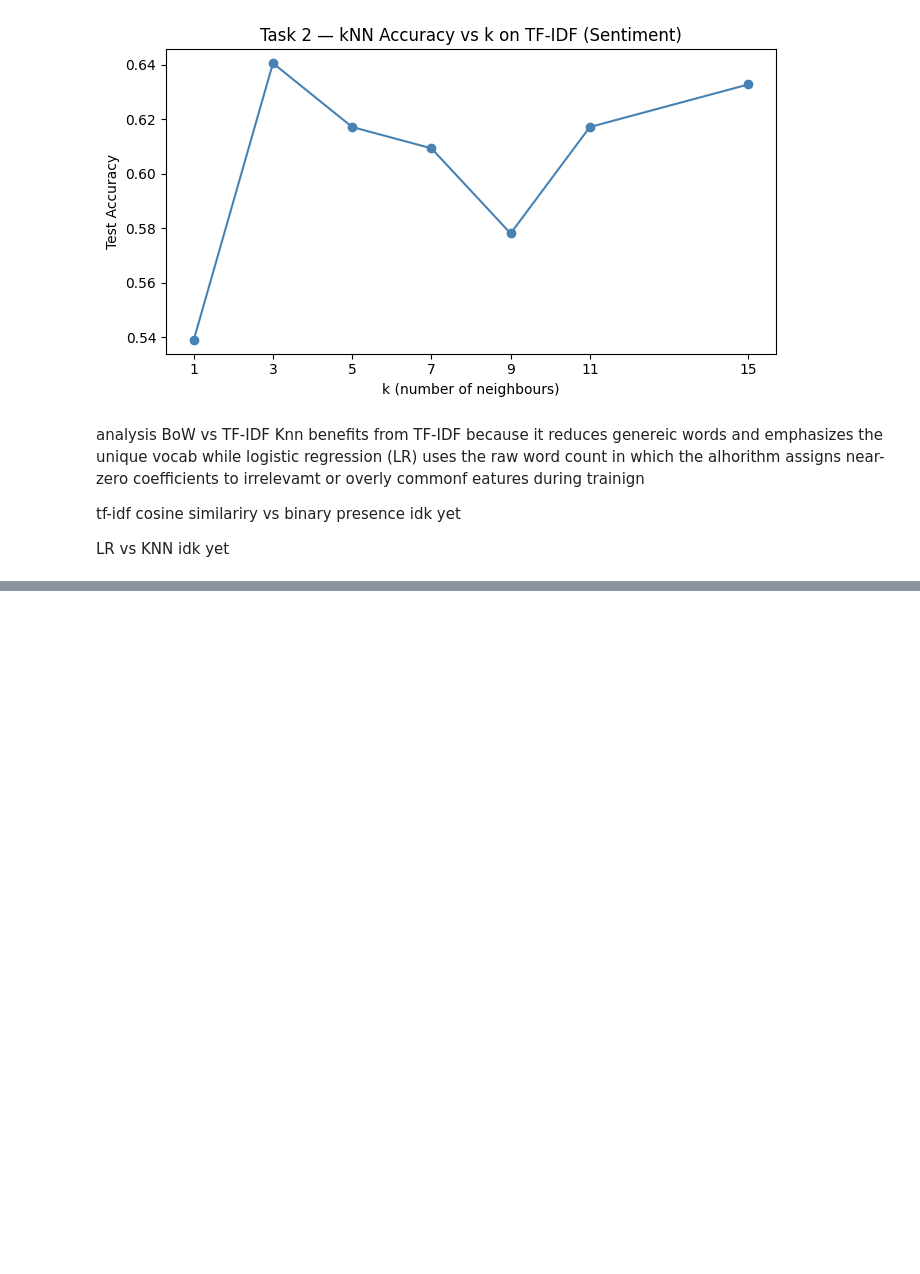
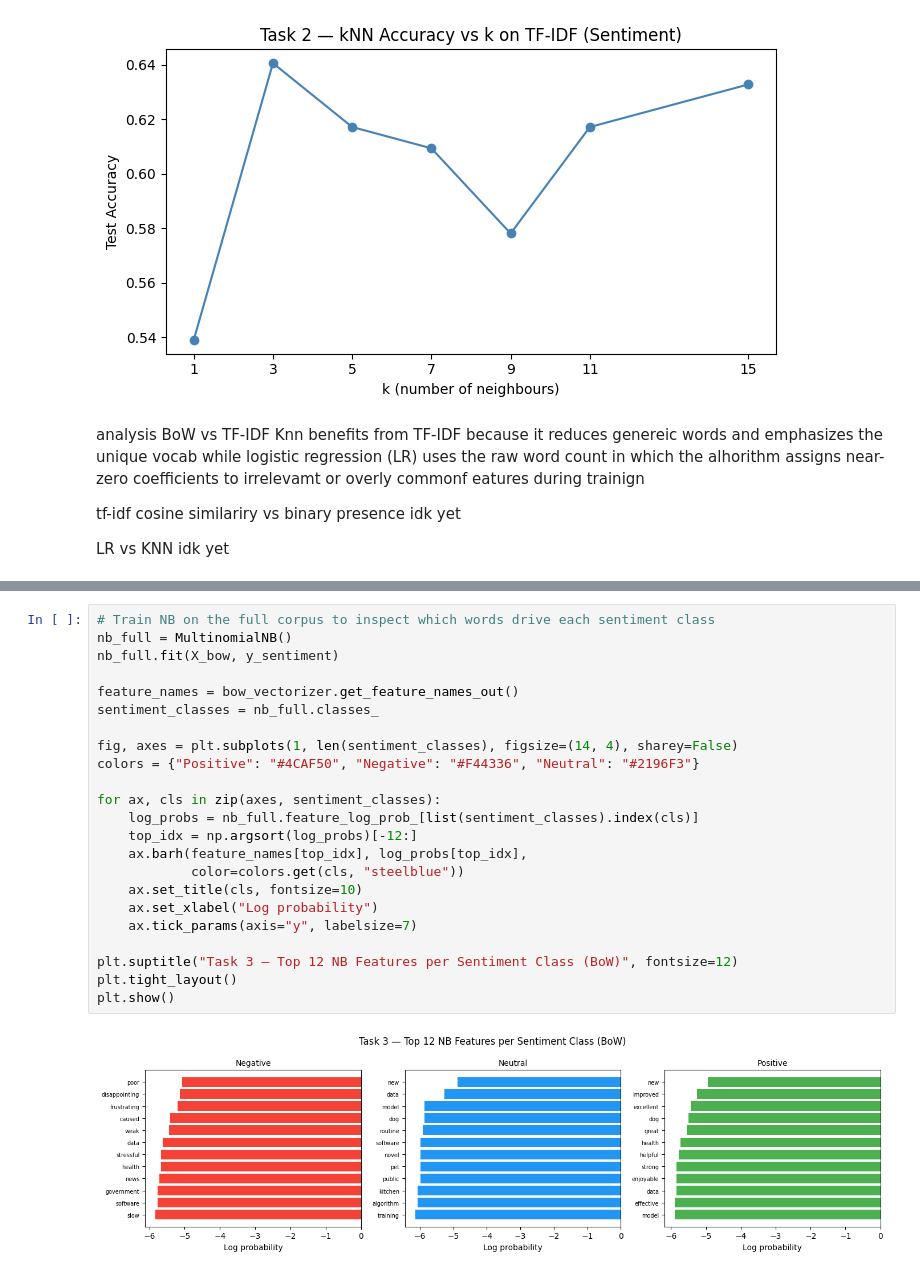
Before and after one commit to avamwilliams/105final, a Jupyter notebook: main.ipynb, the cells around one changed output, grey strips where cells are left out. Cells and saved outputs as stored; diff of their text form; blank space fills up the shorter version.

```diff
--- a/main.ipynb
+++ b/main.ipynb
@@ -413,0 +477,25 @@ idk yet
+# %%
+# Train NB on the full corpus to inspect which words drive each sentiment class
+nb_full = MultinomialNB()
+nb_full.fit(X_bow, y_sentiment)
+
+feature_names = bow_vectorizer.get_feature_names_out()
+sentiment_classes = nb_full.classes_
+
+fig, axes = plt.subplots(1, len(sentiment_classes), figsize=(14, 4), sharey=False)
+colors = {"Positive": "#4CAF50", "Negative": "#F44336", "Neutral": "#2196F3"}
+
+for ax, cls in zip(axes, sentiment_classes):
+    log_probs = nb_full.feature_log_prob_[list(sentiment_classes).index(cls)]
+    top_idx = np.argsort(log_probs)[-12:]
+    ax.barh(feature_names[top_idx], log_probs[top_idx],
+            color=colors.get(cls, "steelblue"))
+    ax.set_title(cls, fontsize=10)
+    ax.set_xlabel("Log probability")
+    ax.tick_params(axis="y", labelsize=7)
+
+plt.suptitle("Task 3 — Top 12 NB Features per Sentiment Class (BoW)", fontsize=12)
+plt.tight_layout()
+plt.show()
+# %% [output]
+[figure, added]
```
Also changed, not shown: parts of 5 cells of this notebook.
